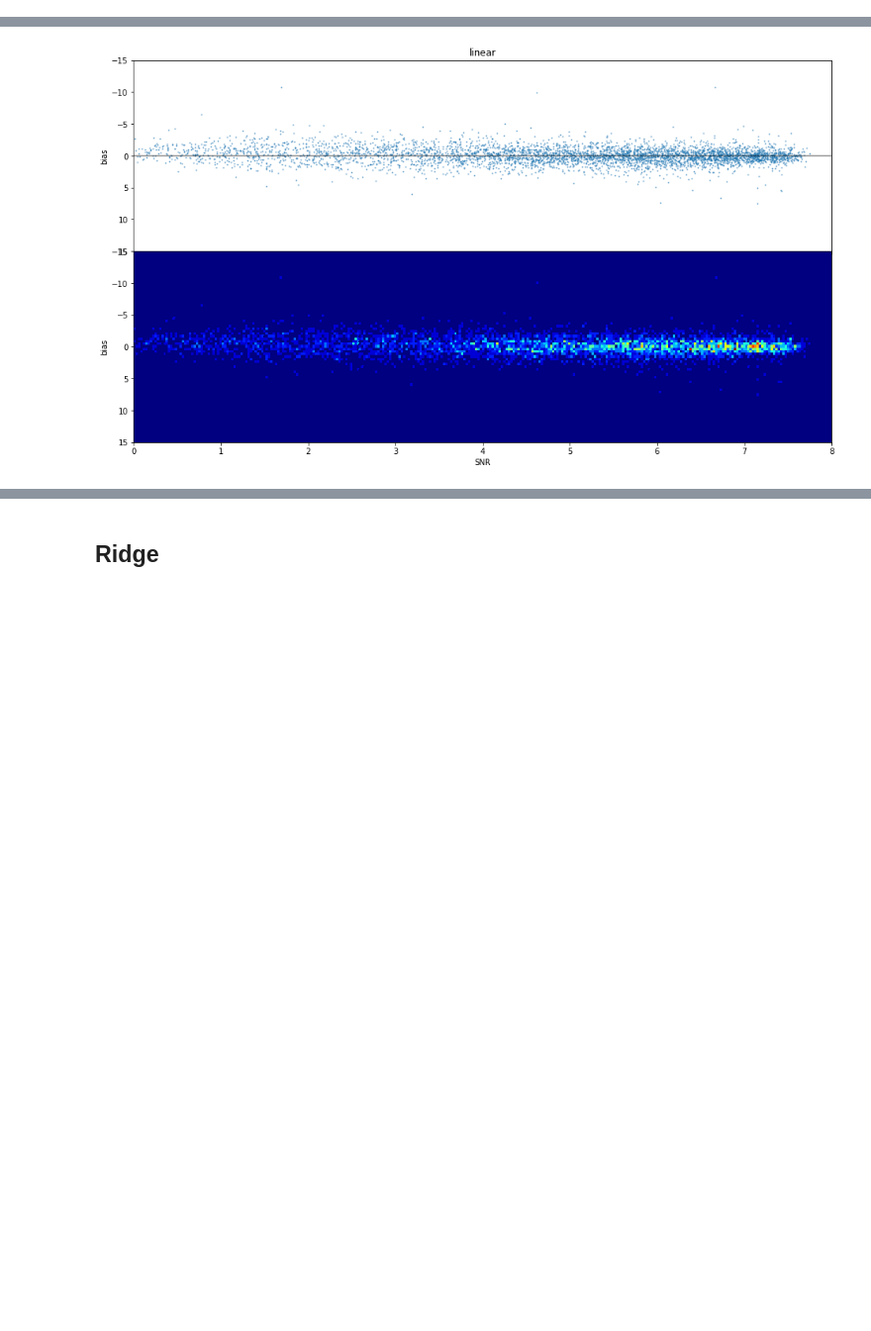
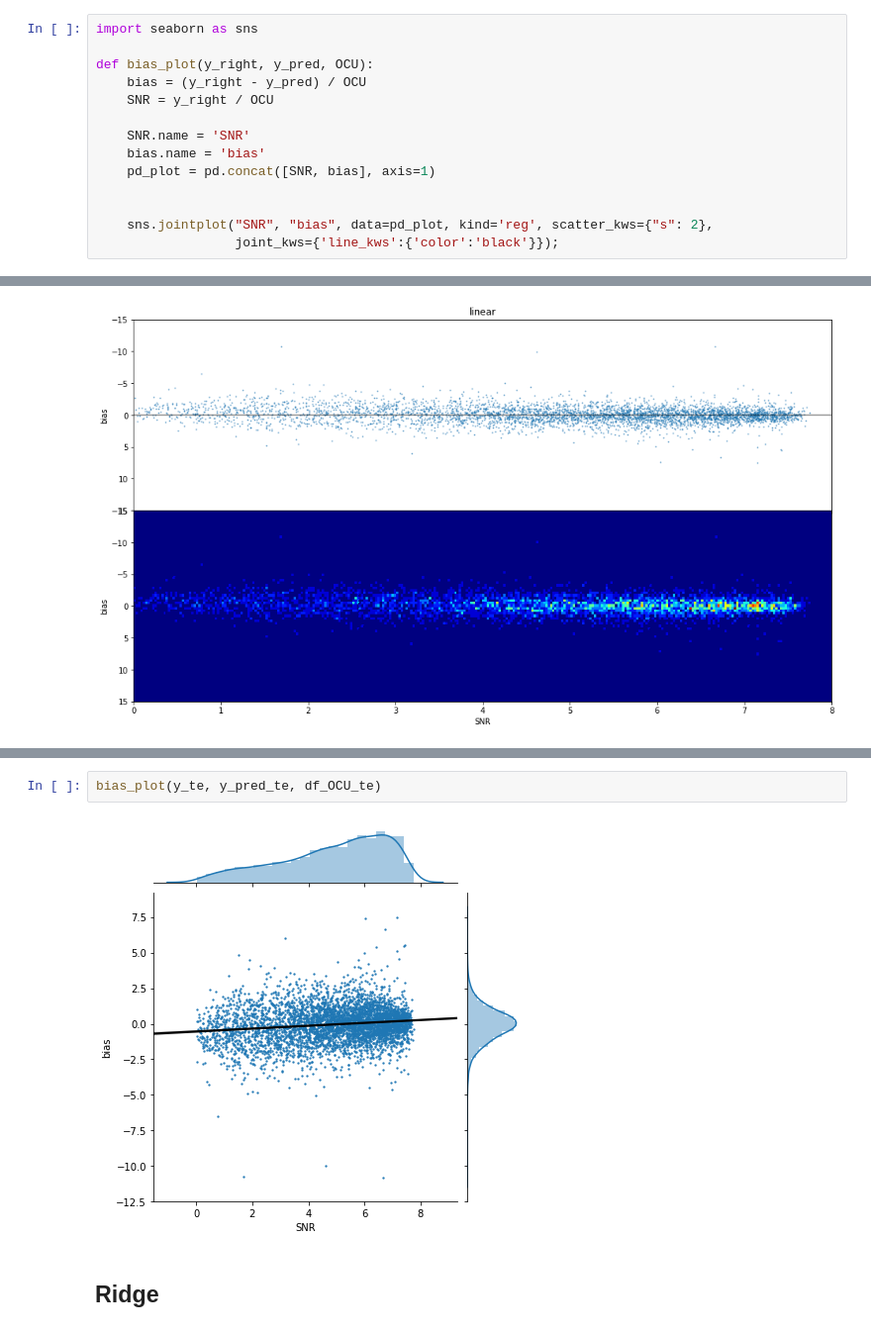
Before and after one commit to zweili/ml_project_2, a Jupyter notebook: project_2_merged.ipynb, the cells around one changed output, grey strips where cells are left out. Shown at 99% size. Saved outputs shown, nothing was run; the diff lists cells and outputs as text; blank space fills up the shorter version.

```diff
--- a/project_2_merged.ipynb
+++ b/project_2_merged.ipynb
@@ -981,6 +983,20 @@ def build_k_indices(y, k_fold, seed):
     k_indices = [indices[k * interval: (k + 1) * interval] for k in range(k_fold)]
 
     return np.array(k_indices)
+# %%
+import seaborn as sns
+
+def bias_plot(y_right, y_pred, OCU):
+    bias = (y_right - y_pred) / OCU
+    SNR = y_right / OCU
+
+    SNR.name = 'SNR'
+    bias.name = 'bias'
+    pd_plot = pd.concat([SNR, bias], axis=1)
+
+
+    sns.jointplot("SNR", "bias", data=pd_plot, kind='reg', scatter_kws={"s": 2},
+                  joint_kws={'line_kws':{'color':'black'}});
 # %% [markdown]
 ## Linear
 # %%
@@ -1037,3 +1045,7 @@ dtype: float64
+# %%
+bias_plot(y_te, y_pred_te, df_OCU_te)
+# %% [output]
+[figure, added]
 # %% [markdown]
 ## Ridge
 # %%
```
Also changed, not shown: parts of 26 cells of this notebook.
